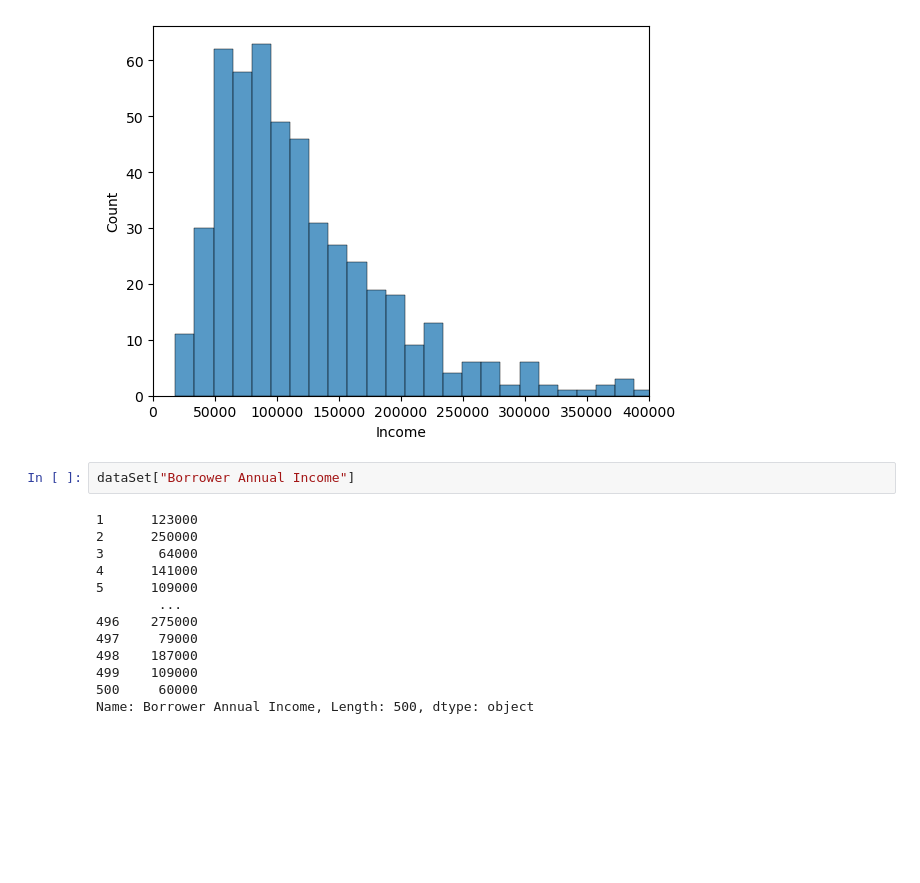
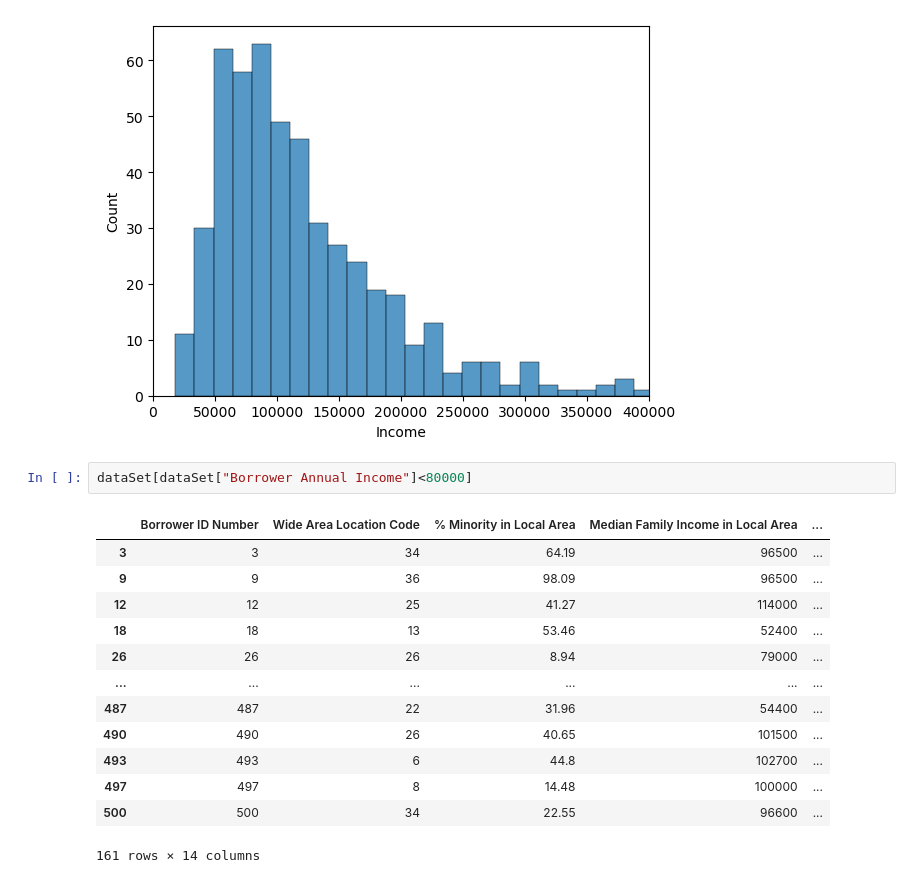
Before and after one commit to KunalNeon/CommBank, a Jupyter notebook: dataSet.ipynb, the cells around one changed output. Cells and saved outputs as stored; diff of their text form; blank space fills up the shorter version.

```diff
--- a/dataSet.ipynb
+++ b/dataSet.ipynb
@@ -308,17 +308,18 @@ myplot.xlim(0,400000)
 (0.0, 400000.0)
 [figure]
 # %%
-dataSet["Borrower Annual Income"]
+dataSet[dataSet["Borrower Annual Income"]<80000]
 # %% [output]
+|  | Borrower ID Number | Wide Area Location Code | % Minority in Local Area | Median Family Income in Local Area | ... |
+| 3 | 3 | 34 | 64.19 | 96500 | ... |
+| 9 | 9 | 36 | 98.09 | 96500 | ... |
+| 12 | 12 | 25 | 41.27 | 114000 | ... |
+| 18 | 18 | 13 | 53.46 | 52400 | ... |
+| 26 | 26 | 26 | 8.94 | 79000 | ... |
+| ... | ... | ... | ... | ... | ... |
+| 487 | 487 | 22 | 31.96 | 54400 | ... |
+| 490 | 490 | 26 | 40.65 | 101500 | ... |
+| 493 | 493 | 6 | 44.8 | 102700 | ... |
+| 497 | 497 | 8 | 14.48 | 100000 | ... |
+| 500 | 500 | 34 | 22.55 | 96600 | ... |
-1      123000
-2      250000
-3       64000
-4      141000
-5      109000
-        ...
-496    275000
-497     79000
-498    187000
-499    109000
-500     60000
-Name: Borrower Annual Income, Length: 500, dtype: object
+161 rows × 14 columns
```
